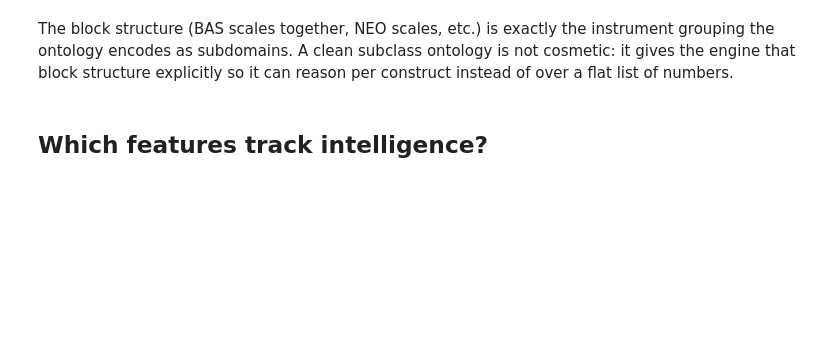
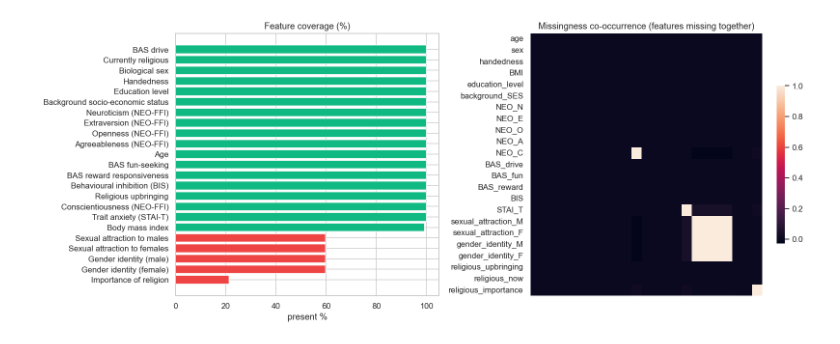
Before and after one commit to stvsever/multi_agent_decision_support_system, a Jupyter notebook: validation/datasets/AOMIC_ID1000/notebooks/01_tabular_data_exploration.ipynb, the cells around one changed output. Drawn from its saved outputs; the diff is of its cells as text; code cells hidden in the pictures; blank space fills up the shorter version.

```diff
--- a/validation/datasets/AOMIC_ID1000/notebooks/01_tabular_data_exploration.ipynb
+++ b/validation/datasets/AOMIC_ID1000/notebooks/01_tabular_data_exploration.ipynb
@@ -76,7 +51,14 @@ plt.tight_layout(); plt.show()
-# %% [markdown]
-The block structure (BAS scales together, NEO scales, etc.) is exactly the
-instrument grouping the ontology encodes as subdomains. A clean subclass ontology
-is not cosmetic: it gives the engine that block structure explicitly so it can reason
-per construct instead of over a flat list of numbers.
-# %% [markdown]
-## Which features track intelligence?
+# %%
+fig, ax = plt.subplots(1, 2, figsize=(15, 6), gridspec_kw={"width_ratios":[1,1.1]})
+prof = pd.DataFrame(manifest["predictors"])
+tt = prof[prof["column"].isin(tab)].sort_values("coverage_pct")
+cols = [RED if c<70 else ORG if c<95 else GRN for c in tt["coverage_pct"]]
+ax[0].barh(tt["label"], tt["coverage_pct"], color=cols)
+ax[0].set(title="Feature coverage (%)", xlabel="present %")
+miss = df[tab].isna().astype(int)
+co = miss.corr().fillna(0)
+sns.heatmap(co, cmap="rocket", ax=ax[1], cbar_kws={"shrink":.6}, xticklabels=False)
+ax[1].set_title("Missingness co-occurrence (features missing together)")
+plt.tight_layout(); plt.show()
+# %% [output]
+[figure, added]
```
Also changed, not shown: parts of 25 cells of this notebook, 12 other files.
